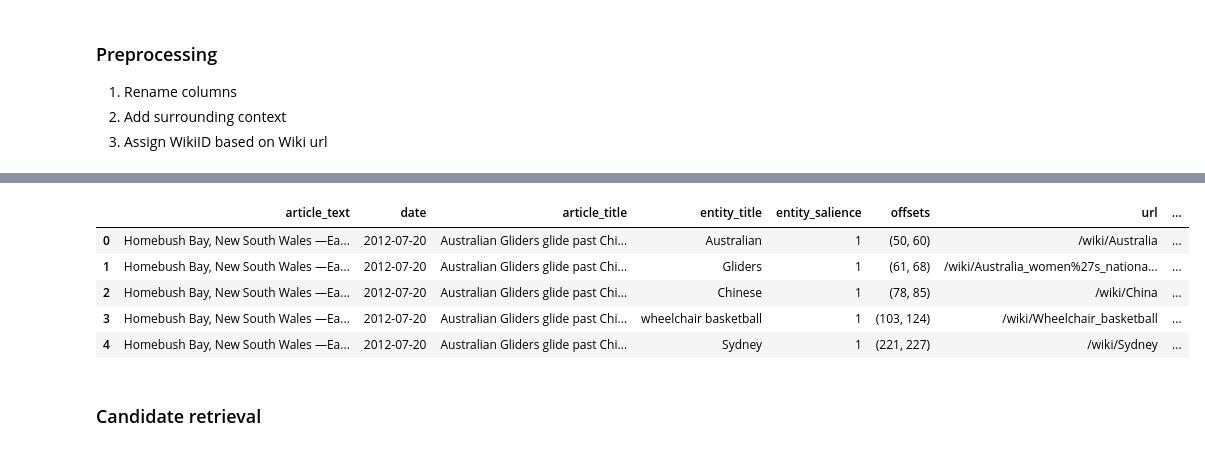
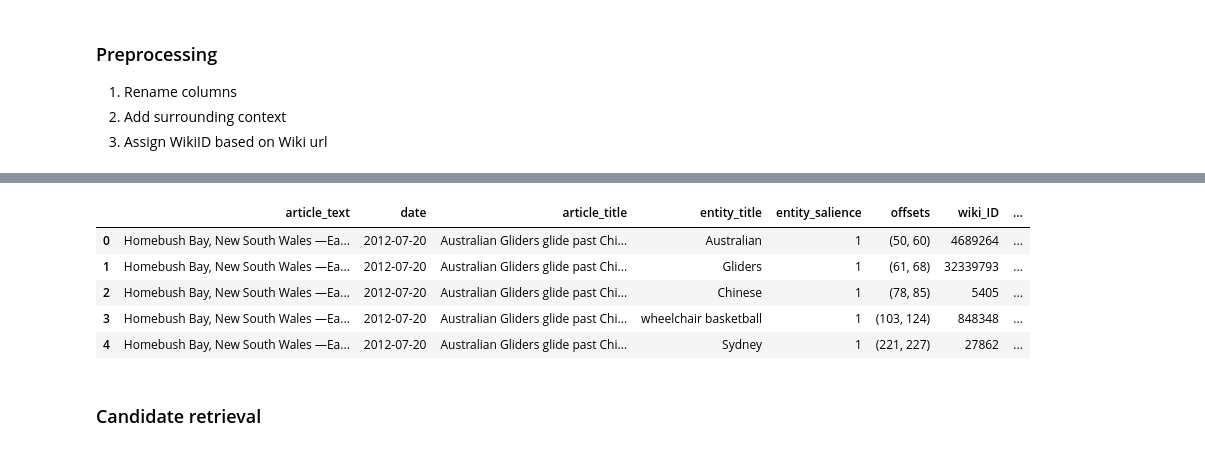
Before and after one commit to ameyaranadee/696-detecting-salient-entities, a Jupyter notebook: pointwise_filtering.ipynb, the cells around one changed output, grey strips where cells are left out. Drawn from its saved outputs; the diff is of its cells as text; code cells hidden in the pictures.

```diff
--- a/pointwise_filtering.ipynb
+++ b/pointwise_filtering.ipynb
@@ -240,13 +240,13 @@ wn_val_subset.to_csv('wn_val_subset_5_1.csv', index=False)
 # %%
-wn_val_subset = pd.read_csv('wn_val_subset_5_1.csv', dtype={'gt_wiki_id': 'Int64'})
+wn_val_subset = pd.read_csv('outputs/pointwise/wn_val_subset_5_7.csv', dtype={'gt_wiki_id': 'Int64'})
 wn_val_subset.head()
 # %% [output]
-|  | article_text | date | article_title | entity_title | entity_salience | offsets | url | ... |
-| 0 | Homebush Bay, New South Wales —Ea... | 2012-07-20 | Australian Gliders glide past Chi... | Australian | 1 | (50, 60) | /wiki/Australia | ... |
-| 1 | Homebush Bay, New South Wales —Ea... | 2012-07-20 | Australian Gliders glide past Chi... | Gliders | 1 | (61, 68) | /wiki/Australia_women%27s_nationa... | ... |
-| 2 | Homebush Bay, New South Wales —Ea... | 2012-07-20 | Australian Gliders glide past Chi... | Chinese | 1 | (78, 85) | /wiki/China | ... |
-| 3 | Homebush Bay, New South Wales —Ea... | 2012-07-20 | Australian Gliders glide past Chi... | wheelchair basketball | 1 | (103, 124) | /wiki/Wheelchair_basketball | ... |
-| 4 | Homebush Bay, New South Wales —Ea... | 2012-07-20 | Australian Gliders glide past Chi... | Sydney | 1 | (221, 227) | /wiki/Sydney | ... |
+|  | article_text | date | article_title | entity_title | entity_salience | offsets | wiki_ID | ... |
+| 0 | Homebush Bay, New South Wales —Ea... | 2012-07-20 | Australian Gliders glide past Chi... | Australian | 1 | (50, 60) | 4689264 | ... |
+| 1 | Homebush Bay, New South Wales —Ea... | 2012-07-20 | Australian Gliders glide past Chi... | Gliders | 1 | (61, 68) | 32339793 | ... |
+| 2 | Homebush Bay, New South Wales —Ea... | 2012-07-20 | Australian Gliders glide past Chi... | Chinese | 1 | (78, 85) | 5405 | ... |
+| 3 | Homebush Bay, New South Wales —Ea... | 2012-07-20 | Australian Gliders glide past Chi... | wheelchair basketball | 1 | (103, 124) | 848348 | ... |
+| 4 | Homebush Bay, New South Wales —Ea... | 2012-07-20 | Australian Gliders glide past Chi... | Sydney | 1 | (221, 227) | 27862 | ... |
 # %% [markdown]
 ### Candidate retrieval
 # %%
```
Also changed, not shown: parts of 57 cells of this notebook, 1 other file.
